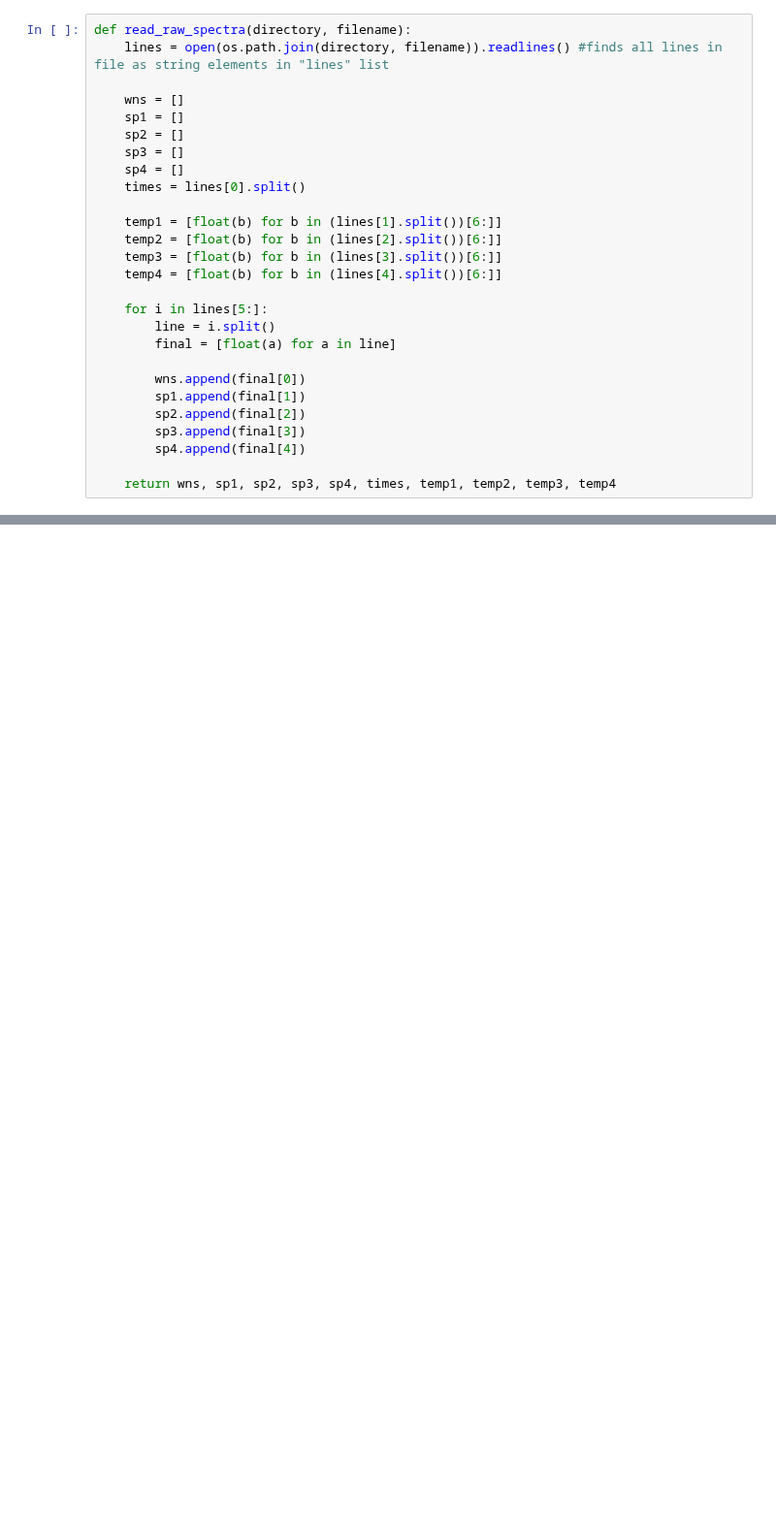
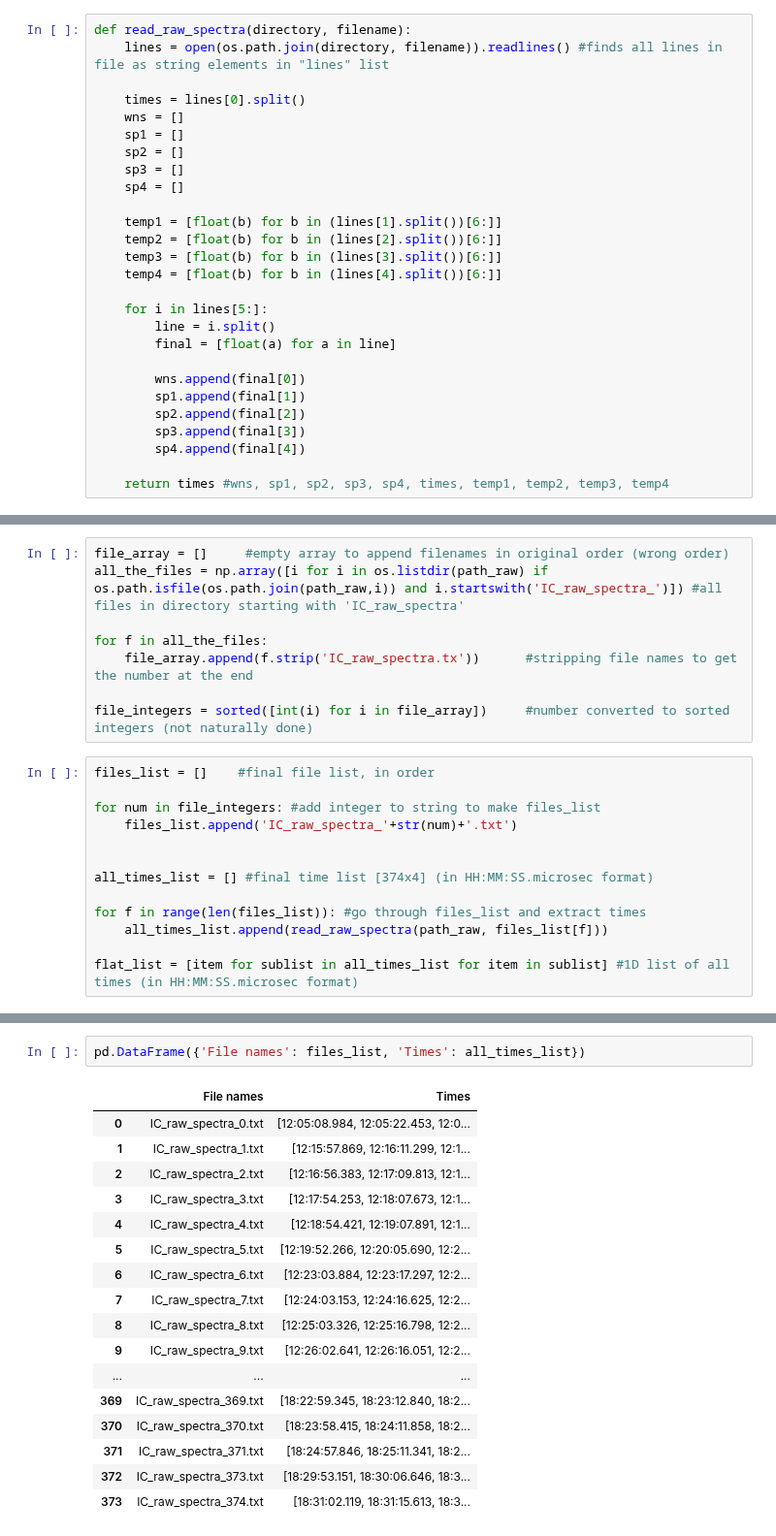
Before and after one commit to micolbedarida/MSci_Project, a Jupyter notebook: extracting_raw_spectra.ipynb, the cells around one changed output, grey strips where cells are left out. Shown at 97% size. Saved outputs shown, nothing was run; the diff lists cells and outputs as text; blank space fills up the shorter version.

```diff
--- a/extracting_raw_spectra.ipynb
+++ b/extracting_raw_spectra.ipynb
@@ -5,12 +8,12 @@ import pandas as pd
 def read_raw_spectra(directory, filename):
     lines = open(os.path.join(directory, filename)).readlines() #finds all lines in file as string elements in "lines" list
 
+    times = lines[0].split()
     wns = []
     sp1 = []
     sp2 = []
     sp3 = []
     sp4 = []
-    times = lines[0].split()
 
     temp1 = [float(b) for b in (lines[1].split())[6:]]
     temp2 = [float(b) for b in (lines[2].split())[6:]]
@@ -27,4 +30,4 @@ def read_raw_spectra(directory, filename):
         sp3.append(final[3])
         sp4.append(final[4])
 
-    return wns, sp1, sp2, sp3, sp4, times, temp1, temp2, temp3, temp4
+    return times #wns, sp1, sp2, sp3, sp4, times, temp1, temp2, temp3, temp4
@@ -52,0 +34,21 @@ spec1
+# %%
+file_array = []     #empty array to append filenames in original order (wrong order)
+all_the_files = np.array([i for i in os.listdir(path_raw) if os.path.isfile(os.path.join(path_raw,i)) and i.startswith('IC_raw_spectra_')]) #all files in directory starting with 'IC_raw_spectra'
+
+for f in all_the_files:
+    file_array.append(f.strip('IC_raw_spectra.tx'))      #stripping file names to get the number at the end
+
+file_integers = sorted([int(i) for i in file_array])     #number converted to sorted integers (not naturally done)
+# %%
+files_list = []    #final file list, in order
+
+for num in file_integers: #add integer to string to make files_list
+    files_list.append('IC_raw_spectra_'+str(num)+'.txt')
+
+
+all_times_list = [] #final time list [374x4] (in HH:MM:SS.microsec format)
+
+for f in range(len(files_list)): #go through files_list and extract times
+    all_times_list.append(read_raw_spectra(path_raw, files_list[f]))
+
+flat_list = [item for sublist in all_times_list for item in sublist] #1D list of all times (in HH:MM:SS.microsec format)
@@ -52,0 +83,20 @@ spec1
+# %%
+pd.DataFrame({'File names': files_list, 'Times': all_times_list})
+# %% [output]
+|  | File names | Times |
+| 0 | IC_raw_spectra_0.txt | [12:05:08.984, 12:05:22.453, 12:0... |
+| 1 | IC_raw_spectra_1.txt | [12:15:57.869, 12:16:11.299, 12:1... |
+| 2 | IC_raw_spectra_2.txt | [12:16:56.383, 12:17:09.813, 12:1... |
+| 3 | IC_raw_spectra_3.txt | [12:17:54.253, 12:18:07.673, 12:1... |
+| 4 | IC_raw_spectra_4.txt | [12:18:54.421, 12:19:07.891, 12:1... |
+| 5 | IC_raw_spectra_5.txt | [12:19:52.266, 12:20:05.690, 12:2... |
+| 6 | IC_raw_spectra_6.txt | [12:23:03.884, 12:23:17.297, 12:2... |
+| 7 | IC_raw_spectra_7.txt | [12:24:03.153, 12:24:16.625, 12:2... |
+| 8 | IC_raw_spectra_8.txt | [12:25:03.326, 12:25:16.798, 12:2... |
+| 9 | IC_raw_spectra_9.txt | [12:26:02.641, 12:26:16.051, 12:2... |
+| ... | ... | ... |
+| 369 | IC_raw_spectra_369.txt | [18:22:59.345, 18:23:12.840, 18:2... |
+| 370 | IC_raw_spectra_370.txt | [18:23:58.415, 18:24:11.858, 18:2... |
+| 371 | IC_raw_spectra_371.txt | [18:24:57.846, 18:25:11.341, 18:2... |
+| 372 | IC_raw_spectra_373.txt | [18:29:53.151, 18:30:06.646, 18:3... |
+| 373 | IC_raw_spectra_374.txt | [18:31:02.119, 18:31:15.613, 18:3... |
```
Also changed, not shown: parts of 6 cells of this notebook.
